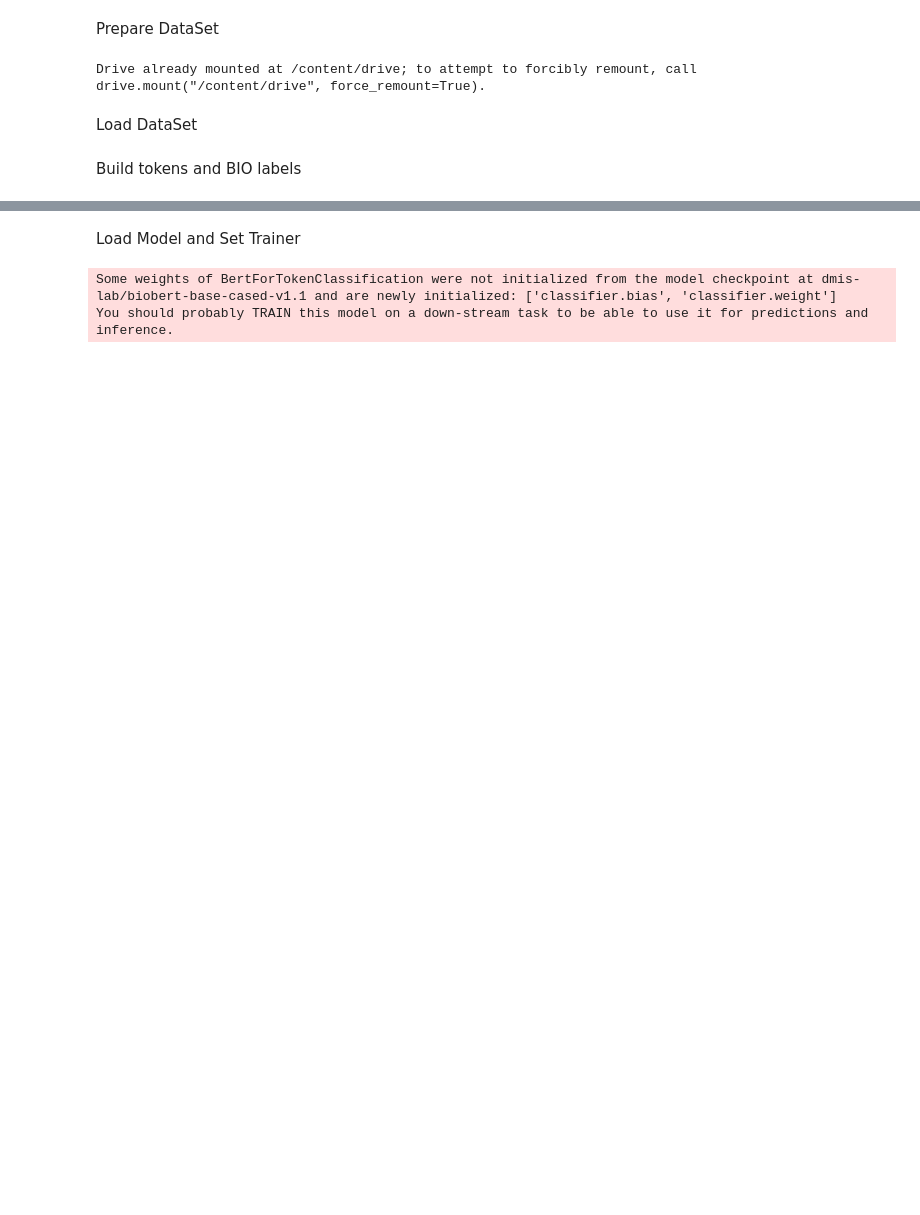
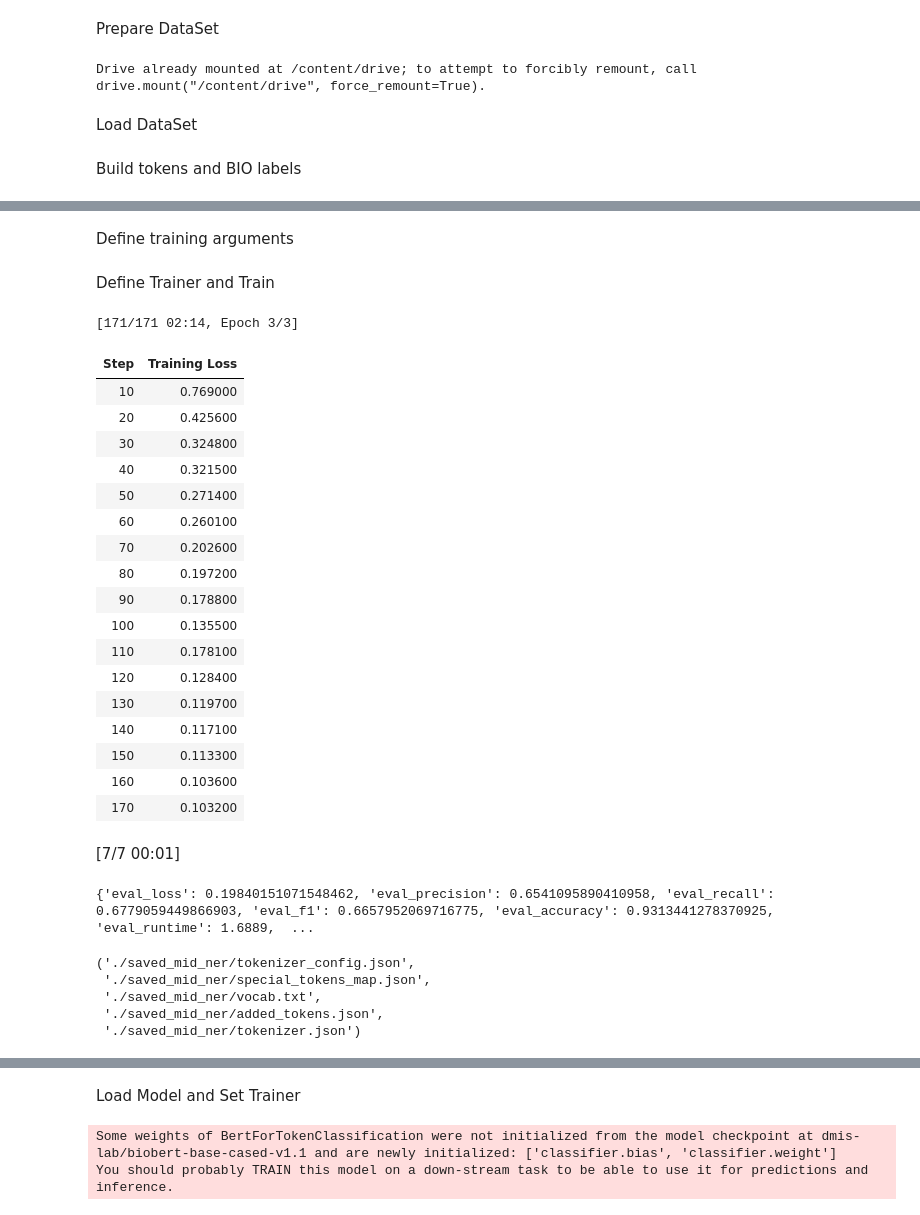
Before and after one commit to nicholashaddou/NNDL-Final-Project, a Jupyter notebook: NewDL.ipynb, the cells around one changed output, grey strips where cells are left out. Cells and saved outputs as stored; diff of their text form; code cells hidden in the pictures; blank space fills up the shorter version.

```diff
--- a/NewDL.ipynb
+++ b/NewDL.ipynb
@@ -66,6 +76,17 @@ from google.colab import drive
 drive.mount('/content/drive')
 # %% [output]
 Drive already mounted at /content/drive; to attempt to forcibly remount, call drive.mount("/content/drive", force_remount=True).
+# %%
+# After drive is mounted
+data_path_train = "/content/drive/MyDrive/DL/CDR_Data/CDR.Corpus.v010516/CDR_TrainingSet.PubTator.txt"
+data_path_dev = "/content/drive/MyDrive/DL/CDR_Data/CDR.Corpus.v010516/CDR_DevelopmentSet.PubTator.txt"
+
+# Parse both files
+parsed_train = parse_pubtator_file(data_path_train)
+parsed_dev = parse_pubtator_file(data_path_dev)
+
+# Combine them
+full_parsed_data = parsed_train + parsed_dev
 # %% [markdown]
 Load DataSet
 # %%
@@ -112,0 +353,8 @@ Eval(Evaluation) dataset
+# %%
+
+model_mid = AutoModelForTokenClassification.from_pretrained(
+    "bert-base-cased",
+    num_labels=len(label_list),
+    id2label=id2label,
+    label2id=label2id
+)
@@ -112,0 +366,61 @@ Eval(Evaluation) dataset
+# %% [markdown]
+Define training arguments
+# %%
+
+training_args_mid = TrainingArguments(
+    output_dir="./results_mid",
+    learning_rate=5e-5,
+    per_device_train_batch_size=8,
+    num_train_epochs=3,
+    weight_decay=0.01,
+    logging_dir="./logs_mid",
+    logging_steps=10,
+    report_to="none"
+)
+# %% [markdown]
+Define Trainer and Train
+# %%
+
+trainer_mid = Trainer(
+    model=model_mid,
+    args=training_args_mid,
+    train_dataset=train_ds,
+    eval_dataset=eval_ds,
+    tokenizer=tokenizer,
+    compute_metrics=compute_metrics
+)
+
+trainer_mid.train()
+results_mid = trainer_mid.evaluate()
+print(results_mid)
+# %% [output]
+[171/171 02:14, Epoch 3/3]
+| Step | Training Loss |
+| 10 | 0.769000 |
+| 20 | 0.425600 |
+| 30 | 0.324800 |
+| 40 | 0.321500 |
+| 50 | 0.271400 |
+| 60 | 0.260100 |
+| 70 | 0.202600 |
+| 80 | 0.197200 |
+| 90 | 0.178800 |
+| 100 | 0.135500 |
+| 110 | 0.178100 |
+| 120 | 0.128400 |
+| 130 | 0.119700 |
+| 140 | 0.117100 |
+| 150 | 0.113300 |
+| 160 | 0.103600 |
+| 170 | 0.103200 |
+[7/7 00:01]
+{'eval_loss': 0.19840151071548462, 'eval_precision': 0.6541095890410958, 'eval_recall': 0.6779059449866903, 'eval_f1': 0.6657952069716775, 'eval_accuracy': 0.9313441278370925, 'eval_runtime': 1.6889,  ...
+# %%
+model_mid.save_pretrained("./saved_mid_ner")
+tokenizer.save_pretrained("./saved_mid_ner")
+# %% [output]
+('./saved_mid_ner/tokenizer_config.json',
+ './saved_mid_ner/special_tokens_map.json',
+ './saved_mid_ner/vocab.txt',
+ './saved_mid_ner/added_tokens.json',
+ './saved_mid_ner/tokenizer.json')
```
Also changed, not shown: parts of 34 cells of this notebook.
